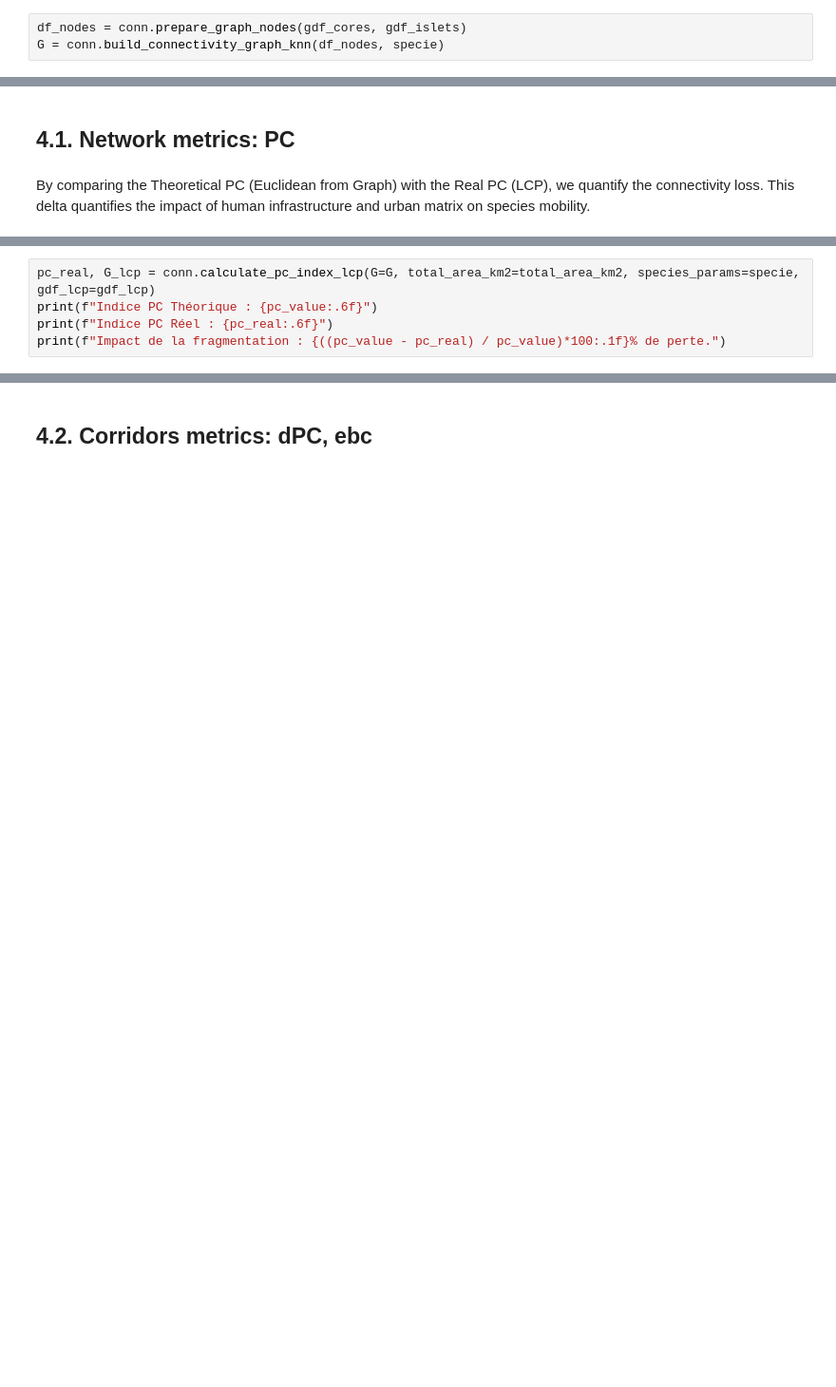
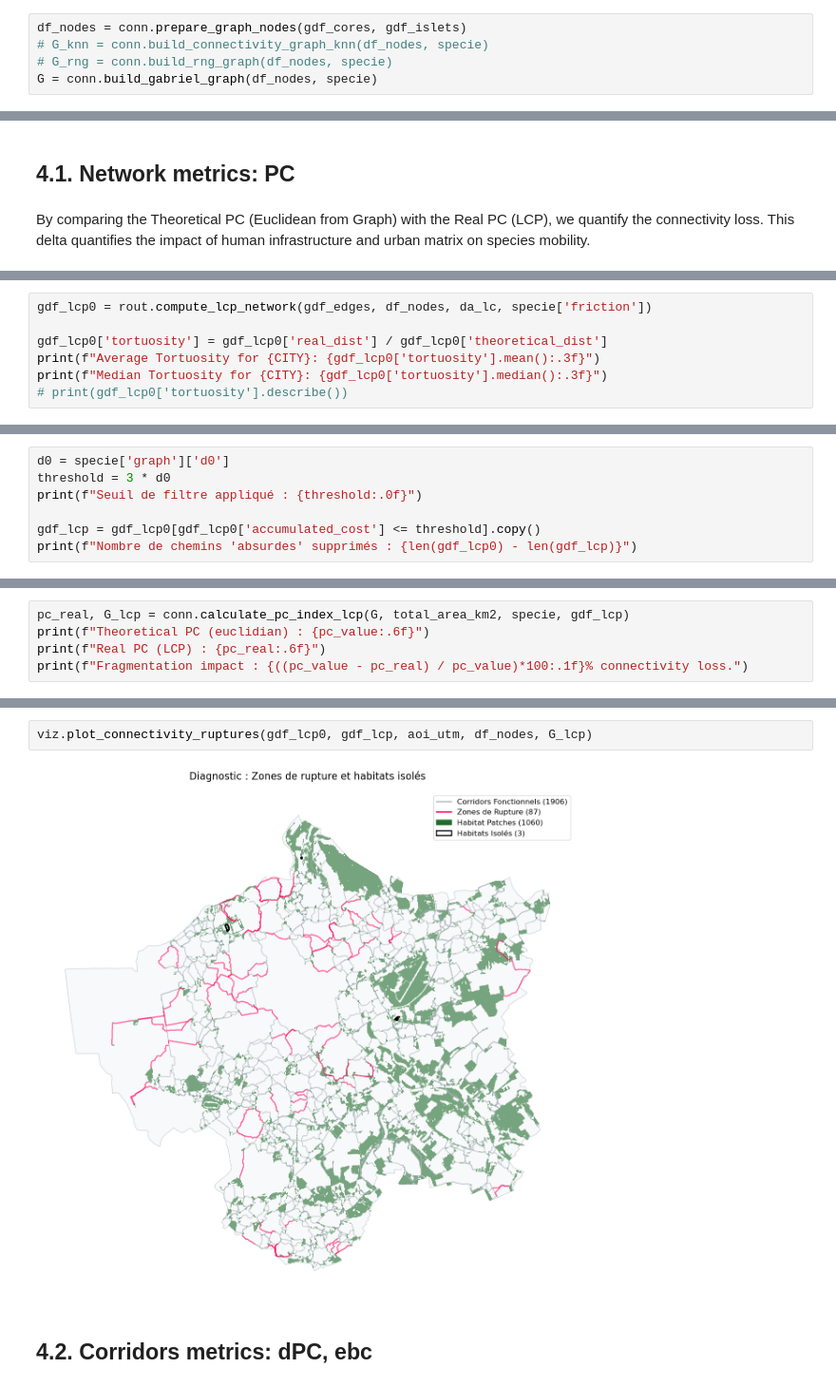
Before and after one commit to marion-billy/urbiverde_ivb, a Jupyter notebook: corridor_project/lrsy_prod.ipynb, the cells around one changed output, grey strips where cells are left out. Shown at 95% size. Cells and saved outputs as stored; diff of their text form; blank space fills up the shorter version.

```diff
--- a/corridor_project/lrsy_prod.ipynb
+++ b/corridor_project/lrsy_prod.ipynb
@@ -93,4 +128,6 @@ The landscape is modeled as a graph where Nodes represent habitat patches and Ed
 # %%
 df_nodes = conn.prepare_graph_nodes(gdf_cores, gdf_islets)
-G = conn.build_connectivity_graph_knn(df_nodes, specie)
+# G_knn = conn.build_connectivity_graph_knn(df_nodes, specie)
+# G_rng = conn.build_rng_graph(df_nodes, specie)
+G = conn.build_gabriel_graph(df_nodes, specie)
 # %% [output]
@@ -124,0 +160,7 @@ By comparing the Theoretical PC (Euclidean from Graph) with the Real PC (LCP), w
+# %%
+gdf_lcp0 = rout.compute_lcp_network(gdf_edges, df_nodes, da_lc, specie['friction'])
+
+gdf_lcp0['tortuosity'] = gdf_lcp0['real_dist'] / gdf_lcp0['theoretical_dist']
+print(f"Average Tortuosity for {CITY}: {gdf_lcp0['tortuosity'].mean():.3f}")
+print(f"Median Tortuosity for {CITY}: {gdf_lcp0['tortuosity'].median():.3f}")
+# print(gdf_lcp0['tortuosity'].describe())
@@ -124,0 +182,7 @@ By comparing the Theoretical PC (Euclidean from Graph) with the Real PC (LCP), w
+# %%
+d0 = specie['graph']['d0']
+threshold = 3 * d0
+print(f"Seuil de filtre appliqué : {threshold:.0f}")
+
+gdf_lcp = gdf_lcp0[gdf_lcp0['accumulated_cost'] <= threshold].copy()
+print(f"Nombre de chemins 'absurdes' supprimés : {len(gdf_lcp0) - len(gdf_lcp)}")
@@ -125,6 +200,6 @@ By comparing the Theoretical PC (Euclidean from Graph) with the Real PC (LCP), w
 # %%
-pc_real, G_lcp = conn.calculate_pc_index_lcp(G=G, total_area_km2=total_area_km2, species_params=specie, gdf_lcp=gdf_lcp)
-print(f"Indice PC Théorique : {pc_value:.6f}")
-print(f"Indice PC Réel : {pc_real:.6f}")
-print(f"Impact de la fragmentation : {((pc_value - pc_real) / pc_value)*100:.1f}% de perte.")
+pc_real, G_lcp = conn.calculate_pc_index_lcp(G, total_area_km2, specie, gdf_lcp)
+print(f"Theoretical PC (euclidian) : {pc_value:.6f}")
+print(f"Real PC (LCP) : {pc_real:.6f}")
+print(f"Fragmentation impact : {((pc_value - pc_real) / pc_value)*100:.1f}% connectivity loss.")
 # %% [output]
@@ -134,3 +209,7 @@ Impact de la fragmentation : 28.7% de perte.
+# %%
+viz.plot_connectivity_ruptures(gdf_lcp0, gdf_lcp, aoi_utm, df_nodes, G_lcp)
+# %% [output]
+[figure, added]
 # %% [markdown]
 ## 4.2. Corridors metrics: dPC, ebc
 # %% [markdown]
```
Also changed, not shown: parts of 43 cells of this notebook, 6 other files.
